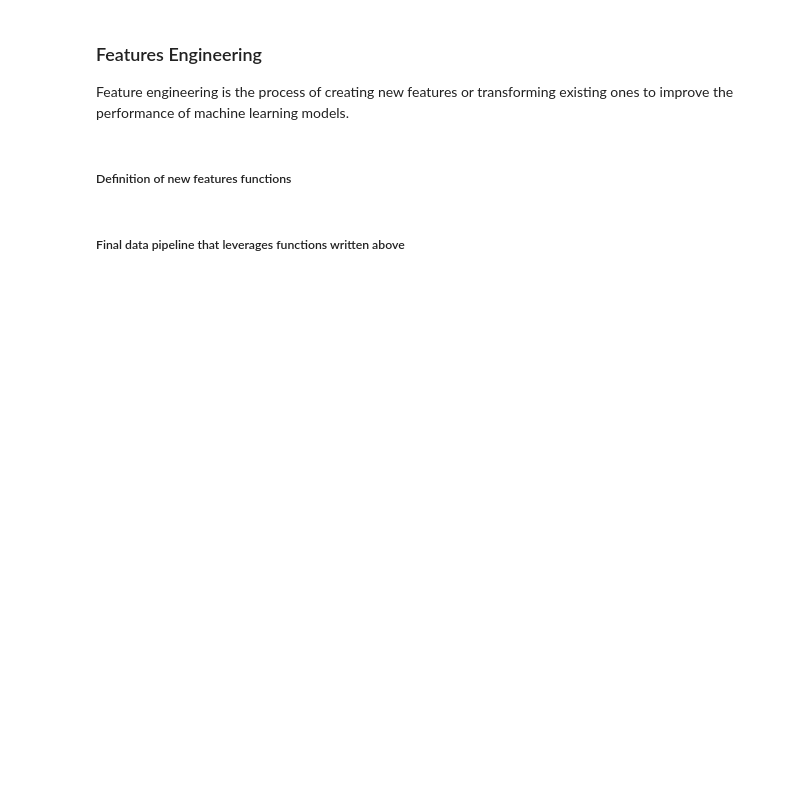
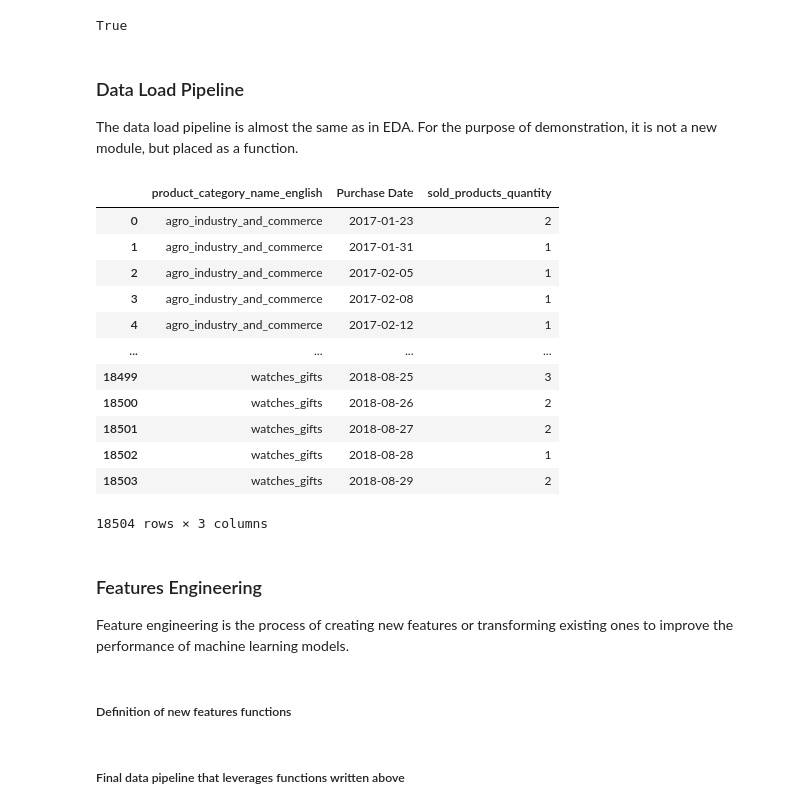
Before and after one commit to popraf/Demand-Forecasting, a Jupyter notebook: Approach_2_XGBoost.ipynb, the cells around one changed output. Saved outputs shown, nothing was run; the diff lists cells and outputs as text; code cells hidden in the pictures; blank space fills up the shorter version.

Commit message:
xgboost update

```diff
--- a/Approach_2_XGBoost.ipynb
+++ b/Approach_2_XGBoost.ipynb
@@ -0,0 +1,22 @@
+# %%
+# Libraries setup
+import os
+import warnings
+import pandas as pd
+import numpy as np
+
+from dotenv import load_dotenv
+from xgboost import XGBRegressor
+from sklearn.metrics import mean_absolute_error
+from sklearn.preprocessing import LabelEncoder
+from sklearn.pipeline import Pipeline
+from sklearn.base import BaseEstimator, TransformerMixin
+from tqdm import tqdm
+
+warnings.filterwarnings('ignore')
+load_dotenv()
+# %% [output]
+True
+# %% [markdown]
+### Data Load Pipeline
+The data load pipeline is almost the same as in EDA. For the purpose of demonstration, it is not a new module, but placed as a function.
@@ -1,3 +63,25 @@
+# %%
+order_items = get_data_order_items()
+
+dataset = order_items.groupby(['product_category_name_english', 'Purchase Date']).agg(
+    sold_products_quantity=('order_item_id', 'size')
+    # sellers_count=('seller_id', 'count')
+).sort_values(by=['product_category_name_english', 'Purchase Date'], ascending=True).reset_index()
+dataset
+# %% [output]
+|  | product_category_name_english | Purchase Date | sold_products_quantity |
+| 0 | agro_industry_and_commerce | 2017-01-23 | 2 |
+| 1 | agro_industry_and_commerce | 2017-01-31 | 1 |
+| 2 | agro_industry_and_commerce | 2017-02-05 | 1 |
+| 3 | agro_industry_and_commerce | 2017-02-08 | 1 |
+| 4 | agro_industry_and_commerce | 2017-02-12 | 1 |
+| ... | ... | ... | ... |
+| 18499 | watches_gifts | 2018-08-25 | 3 |
+| 18500 | watches_gifts | 2018-08-26 | 2 |
+| 18501 | watches_gifts | 2018-08-27 | 2 |
+| 18502 | watches_gifts | 2018-08-28 | 1 |
+| 18503 | watches_gifts | 2018-08-29 | 2 |
+18504 rows × 3 columns
 # %% [markdown]
 ### Features Engineering
 Feature engineering is the process of creating new features or transforming existing ones to improve
```
Also changed, not shown: parts of 11 cells of this notebook, 2 other files.
